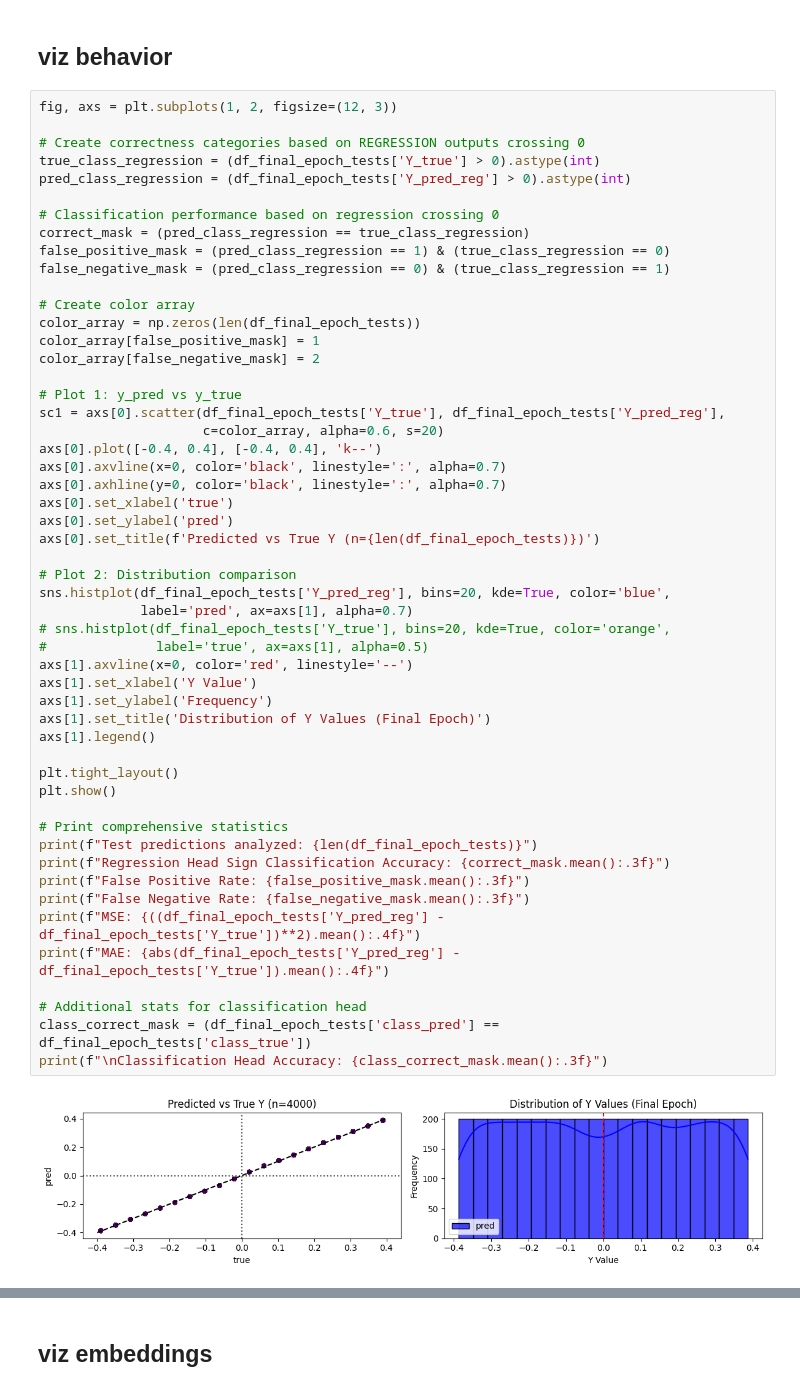
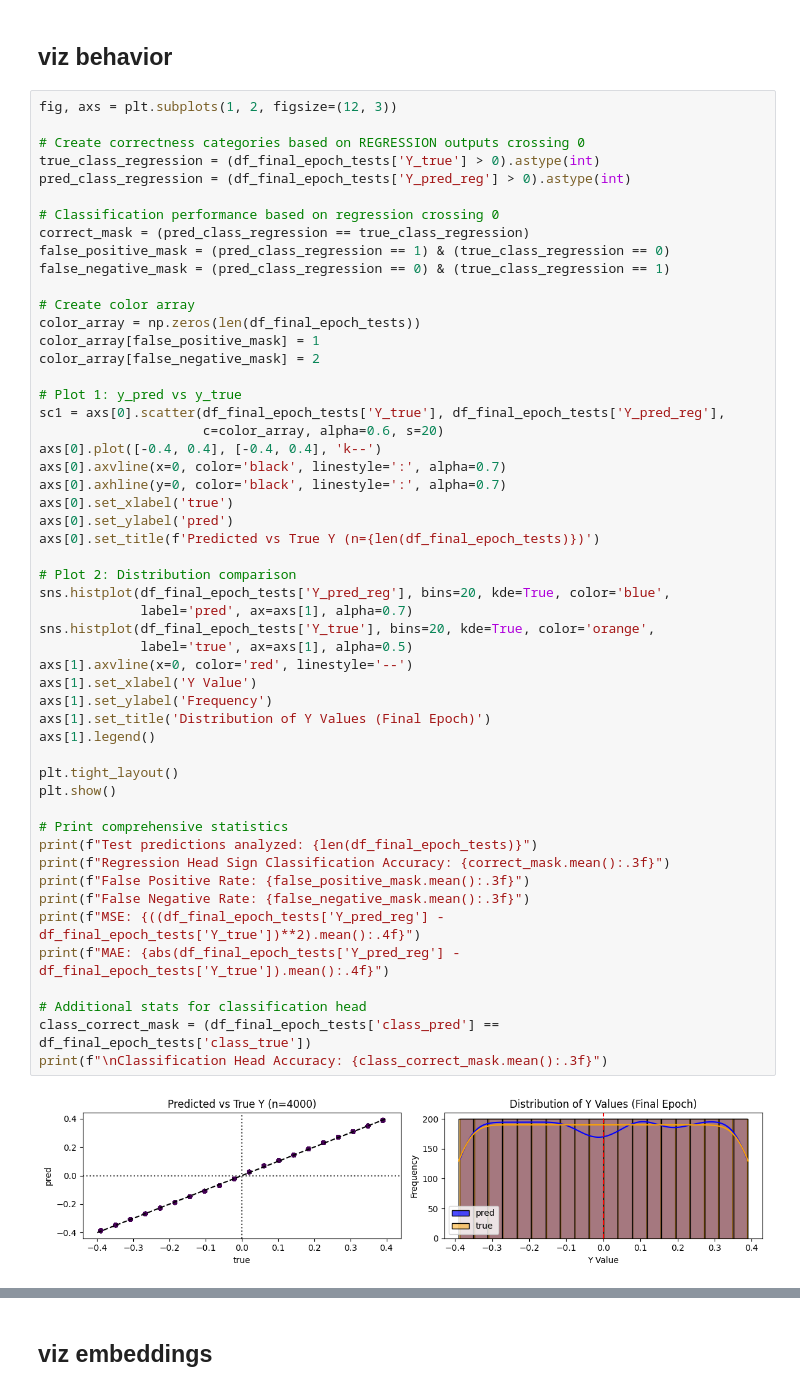
Before and after one commit to siyer7/asymmetry_design, a Jupyter notebook: code/NN_multihead.ipynb, the cells around one changed output, grey strips where cells are left out. Drawn from its saved outputs; the diff is of its cells as text.

```diff
--- a/code/NN_multihead.ipynb
+++ b/code/NN_multihead.ipynb
@@ -397,36 +397,36 @@ axs[0].plot([-0.4, 0.4], [-0.4, 0.4], 'k--')
 axs[0].axvline(x=0, color='black', linestyle=':', alpha=0.7)
 axs[0].axhline(y=0, color='black', linestyle=':', alpha=0.7)
 axs[0].set_xlabel('true')
 axs[0].set_ylabel('pred')
 axs[0].set_title(f'Predicted vs True Y (n={len(df_final_epoch_tests)})')
 
 # Plot 2: Distribution comparison
 sns.histplot(df_final_epoch_tests['Y_pred_reg'], bins=20, kde=True, color='blue',
              label='pred', ax=axs[1], alpha=0.7)
-# sns.histplot(df_final_epoch_tests['Y_true'], bins=20, kde=True, color='orange',
-#              label='true', ax=axs[1], alpha=0.5)
+sns.histplot(df_final_epoch_tests['Y_true'], bins=20, kde=True, color='orange',
+             label='true', ax=axs[1], alpha=0.5)
 axs[1].axvline(x=0, color='red', linestyle='--')
 axs[1].set_xlabel('Y Value')
 axs[1].set_ylabel('Frequency')
 axs[1].set_title('Distribution of Y Values (Final Epoch)')
 axs[1].legend()
 
 plt.tight_layout()
 plt.show()
 
 # Print comprehensive statistics
 print(f"Test predictions analyzed: {len(df_final_epoch_tests)}")
 print(f"Regression Head Sign Classification Accuracy: {correct_mask.mean():.3f}")
 print(f"False Positive Rate: {false_positive_mask.mean():.3f}")
 print(f"False Negative Rate: {false_negative_mask.mean():.3f}")
 print(f"MSE: {((df_final_epoch_tests['Y_pred_reg'] - df_final_epoch_tests['Y_true'])**2).mean():.4f}")
 print(f"MAE: {abs(df_final_epoch_tests['Y_pred_reg'] - df_final_epoch_tests['Y_true']).mean():.4f}")
 
 # Additional stats for classification head
 class_correct_mask = (df_final_epoch_tests['class_pred'] == df_final_epoch_tests['class_true'])
 print(f"\nClassification Head Accuracy: {class_correct_mask.mean():.3f}")
 # %% [output]
-[figure, old version]
+[figure, new version]
 Test predictions analyzed: 4000
 Regression Head Sign Classification Accuracy: 1.000
 False Positive Rate: 0.000
```
Also changed, not shown: parts of 1 cell of this notebook.
